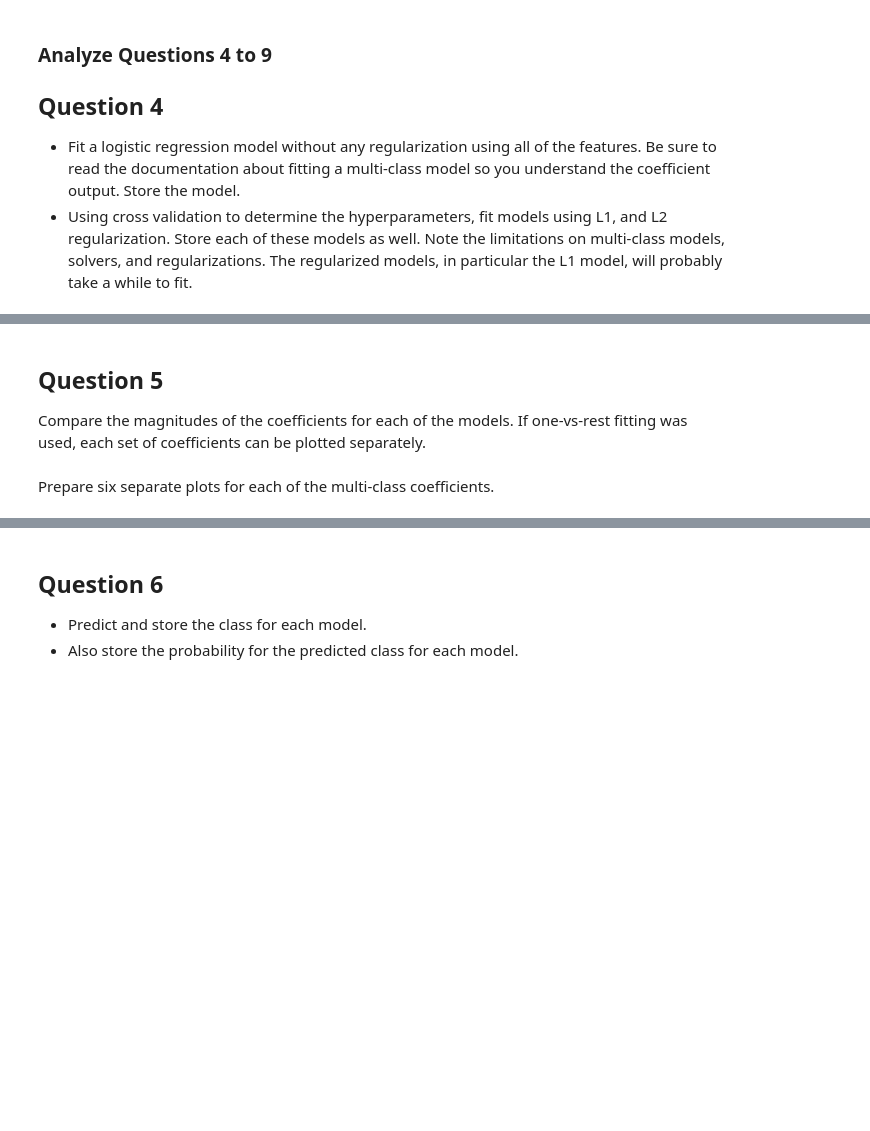
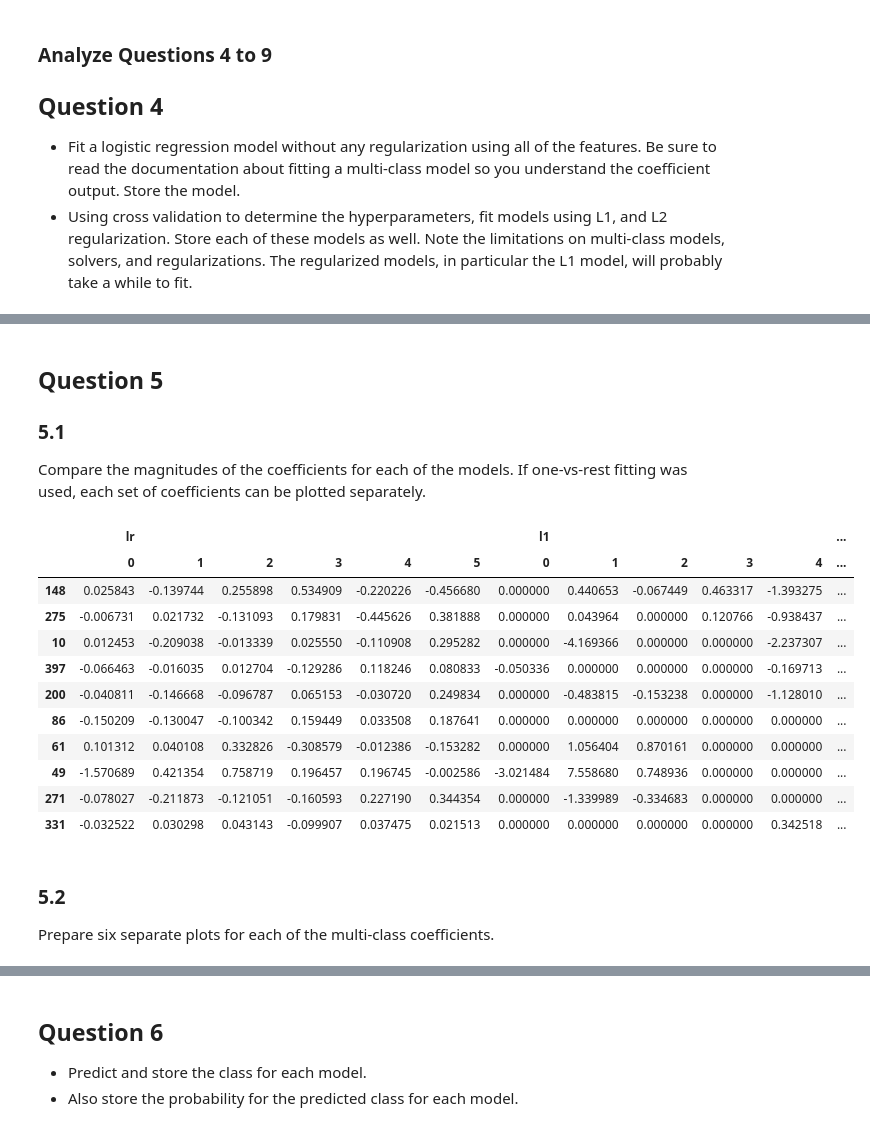
Before and after one commit to afa7789/regularizar-metricas, a Jupyter notebook: Regressao_Logistica_V2.ipynb, the cells around one changed output, grey strips where cells are left out. Saved outputs shown, nothing was run; the diff lists cells and outputs as text; code cells hidden in the pictures; blank space fills up the shorter version.

```diff
--- a/Regressao_Logistica_V2.ipynb
+++ b/Regressao_Logistica_V2.ipynb
@@ -216,24 +220,39 @@ lr_l2 = LogisticRegressionCV(Cs=10, cv=4, penalty='l2').fit(X_train, y_train)
 # %% [markdown]
 ## Question 5
-
+### 5.1
 Compare the magnitudes of the coefficients for each of the models. If one-vs-rest fitting was used, each set of coefficients can be plotted separately.
 # %%
 # Combine all the coefficients into a dataframe
 coefficients = list()
 
 coeff_labels = ['lr', 'l1', 'l2']
 coeff_models = [lr, lr_l1, lr_l2]
 
 for lab,mod in zip(coeff_labels, coeff_models):
     coeffs = mod.coef_
-    coeff_label = pd.MultiIndex(levels=[[lab], [0,1,2,3,4,5]],
-                                 labels=[[0,0,0,0,0,0], [0,1,2,3,4,5]])
+    levels=[[lab], [0,1,2,3,4,5]]
+    labels=[[0,0,0,0,0,0], [0,1,2,3,4,5]]
+    coeff_label = pd.MultiIndex(levels,labels)
     coefficients.append(pd.DataFrame(coeffs.T, columns=coeff_label))
 
 coefficients = pd.concat(coefficients, axis=1)
 
 coefficients.sample(10)
+# %% [output]
+|  | lr |  |  |  |  |  | l1 |  |  |  |  | ... |
+|  | 0 | 1 | 2 | 3 | 4 | 5 | 0 | 1 | 2 | 3 | 4 | ... |
+| 148 | 0.025843 | -0.139744 | 0.255898 | 0.534909 | -0.220226 | -0.456680 | 0.000000 | 0.440653 | -0.067449 | 0.463317 | -1.393275 | ... |
+| 275 | -0.006731 | 0.021732 | -0.131093 | 0.179831 | -0.445626 | 0.381888 | 0.000000 | 0.043964 | 0.000000 | 0.120766 | -0.938437 | ... |
+| 10 | 0.012453 | -0.209038 | -0.013339 | 0.025550 | -0.110908 | 0.295282 | 0.000000 | -4.169366 | 0.000000 | 0.000000 | -2.237307 | ... |
+| 397 | -0.066463 | -0.016035 | 0.012704 | -0.129286 | 0.118246 | 0.080833 | -0.050336 | 0.000000 | 0.000000 | 0.000000 | -0.169713 | ... |
+| 200 | -0.040811 | -0.146668 | -0.096787 | 0.065153 | -0.030720 | 0.249834 | 0.000000 | -0.483815 | -0.153238 | 0.000000 | -1.128010 | ... |
+| 86 | -0.150209 | -0.130047 | -0.100342 | 0.159449 | 0.033508 | 0.187641 | 0.000000 | 0.000000 | 0.000000 | 0.000000 | 0.000000 | ... |
+| 61 | 0.101312 | 0.040108 | 0.332826 | -0.308579 | -0.012386 | -0.153282 | 0.000000 | 1.056404 | 0.870161 | 0.000000 | 0.000000 | ... |
+| 49 | -1.570689 | 0.421354 | 0.758719 | 0.196457 | 0.196745 | -0.002586 | -3.021484 | 7.558680 | 0.748936 | 0.000000 | 0.000000 | ... |
+| 271 | -0.078027 | -0.211873 | -0.121051 | -0.160593 | 0.227190 | 0.344354 | 0.000000 | -1.339989 | -0.334683 | 0.000000 | 0.000000 | ... |
+| 331 | -0.032522 | 0.030298 | 0.043143 | -0.099907 | 0.037475 | 0.021513 | 0.000000 | 0.000000 | 0.000000 | 0.000000 | 0.342518 | ... |
 # %% [markdown]
+### 5.2
 Prepare six separate plots for each of the multi-class coefficients.
 # %%
 fig, axList = plt.subplots(nrows=3, ncols=2)
```
Also changed, not shown: parts of 11 cells of this notebook.
